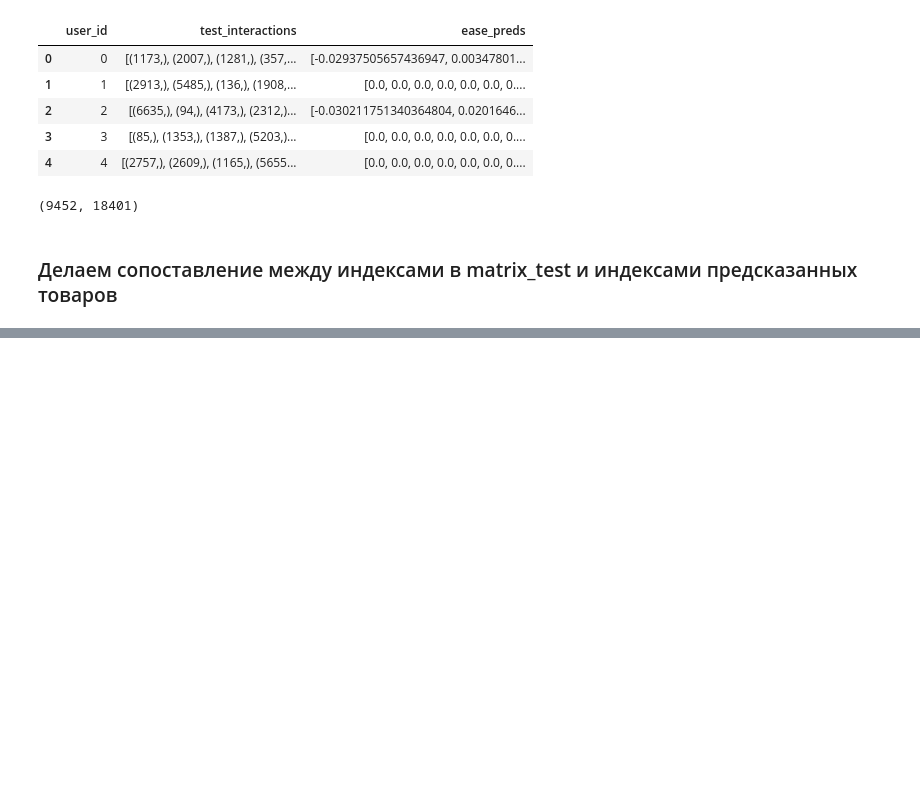
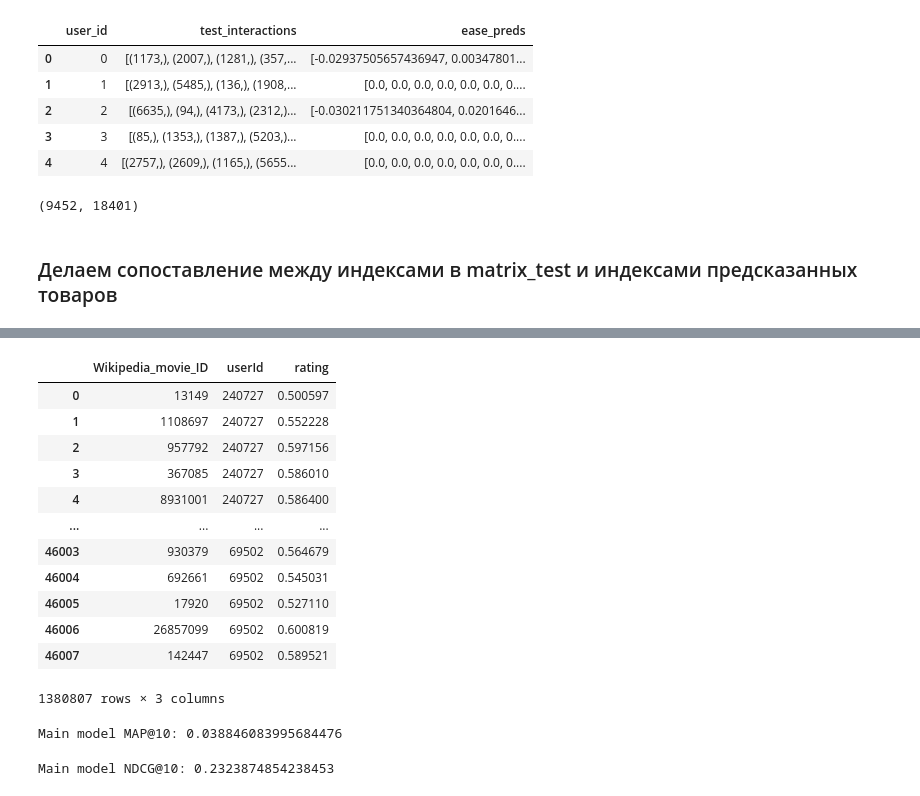
Before and after one commit to malyushitsky/RecSys_group_project, a Jupyter notebook: models_experiments/ml_metrics.ipynb, the cells around one changed output, grey strips where cells are left out. Saved outputs shown, nothing was run; the diff lists cells and outputs as text; code cells hidden in the pictures; blank space fills up the shorter version.

```diff
--- a/models_experiments/ml_metrics.ipynb
+++ b/models_experiments/ml_metrics.ipynb
@@ -707,0 +663,17 @@ EASE Средний NDCG@10: 0.18631967549391754
+# %%
+model_preds.columns = ['Wikipedia_movie_ID', 'userId', 'rating']
+model_preds
+# %% [output]
+|  | Wikipedia_movie_ID | userId | rating |
+| 0 | 13149 | 240727 | 0.500597 |
+| 1 | 1108697 | 240727 | 0.552228 |
+| 2 | 957792 | 240727 | 0.597156 |
+| 3 | 367085 | 240727 | 0.586010 |
+| 4 | 8931001 | 240727 | 0.586400 |
+| ... | ... | ... | ... |
+| 46003 | 930379 | 69502 | 0.564679 |
+| 46004 | 692661 | 69502 | 0.545031 |
+| 46005 | 17920 | 69502 | 0.527110 |
+| 46006 | 26857099 | 69502 | 0.600819 |
+| 46007 | 142447 | 69502 | 0.589521 |
+1380807 rows × 3 columns
@@ -707,0 +693,18 @@ EASE Средний NDCG@10: 0.18631967549391754
+# %%
+all_mapk = []
+for actual, predicted in generate_predictions_and_actuals_mapk(test_matr_preds, csr_matrix(matrix_test_trunc), relevance_threshold=4, k=10, batch_size=1000):
+    current_mapk = batch_mapk(actual, predicted, k=10)
+    all_mapk.append(current_mapk)
+
+print("Main model MAP@10:", np.mean(all_mapk))
+# %% [output]
+Main model MAP@10: 0.038846083995684476
+# %%
+all_ndcg_scores = []
+for actual, predictions in generate_predictions_and_actuals_ndcg(test_matr_preds, csr_matrix(matrix_test_trunc), batch_size=1000, k=10):
+    ndcg_score = ndcg_at_k(actual, predictions, k=10)
+    all_ndcg_scores.append(ndcg_score)
+
+print(f"Main model NDCG@10:", np.mean(all_ndcg_scores))
+# %% [output]
+Main model NDCG@10: 0.2323874854238453
```
Also changed, not shown: parts of 33 cells of this notebook, 1 other file.
